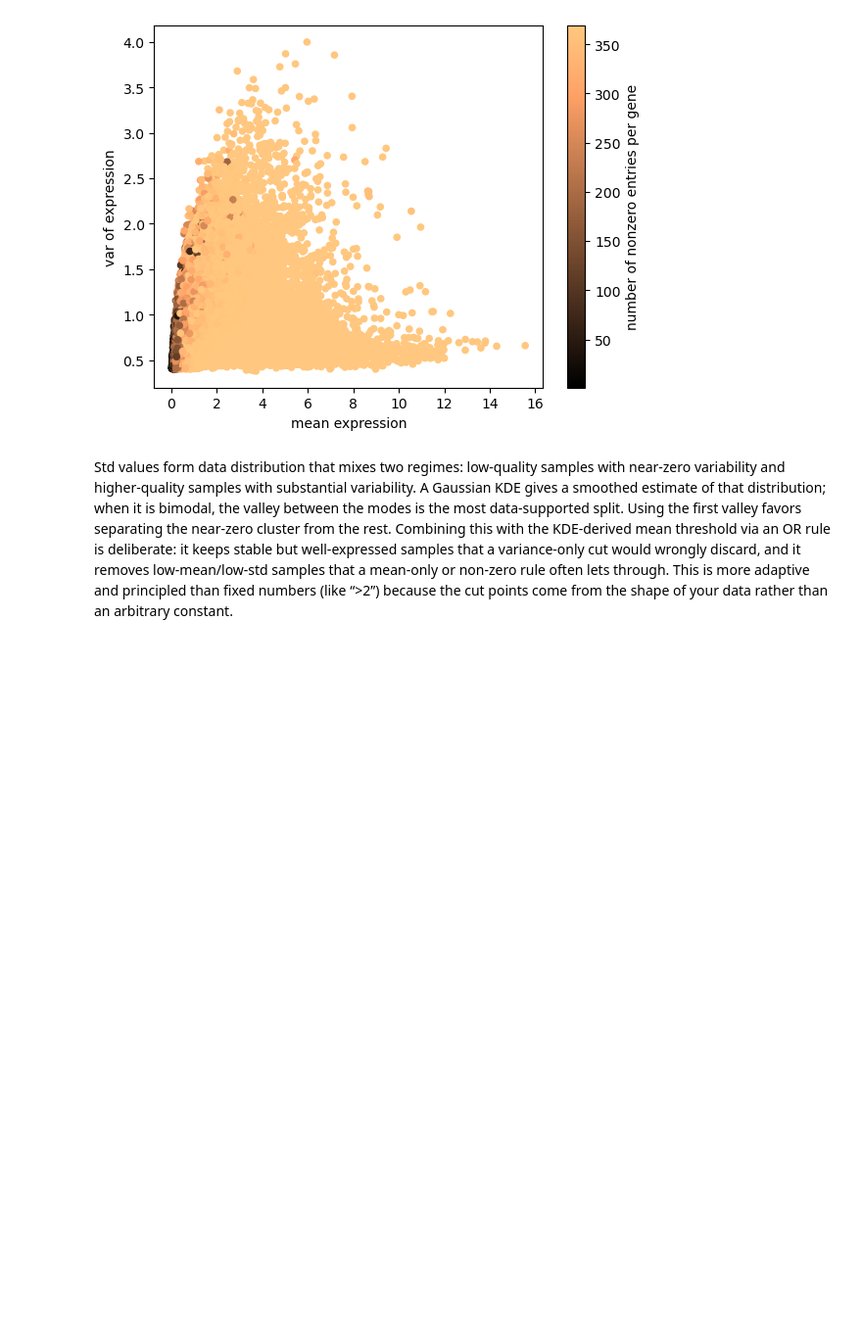
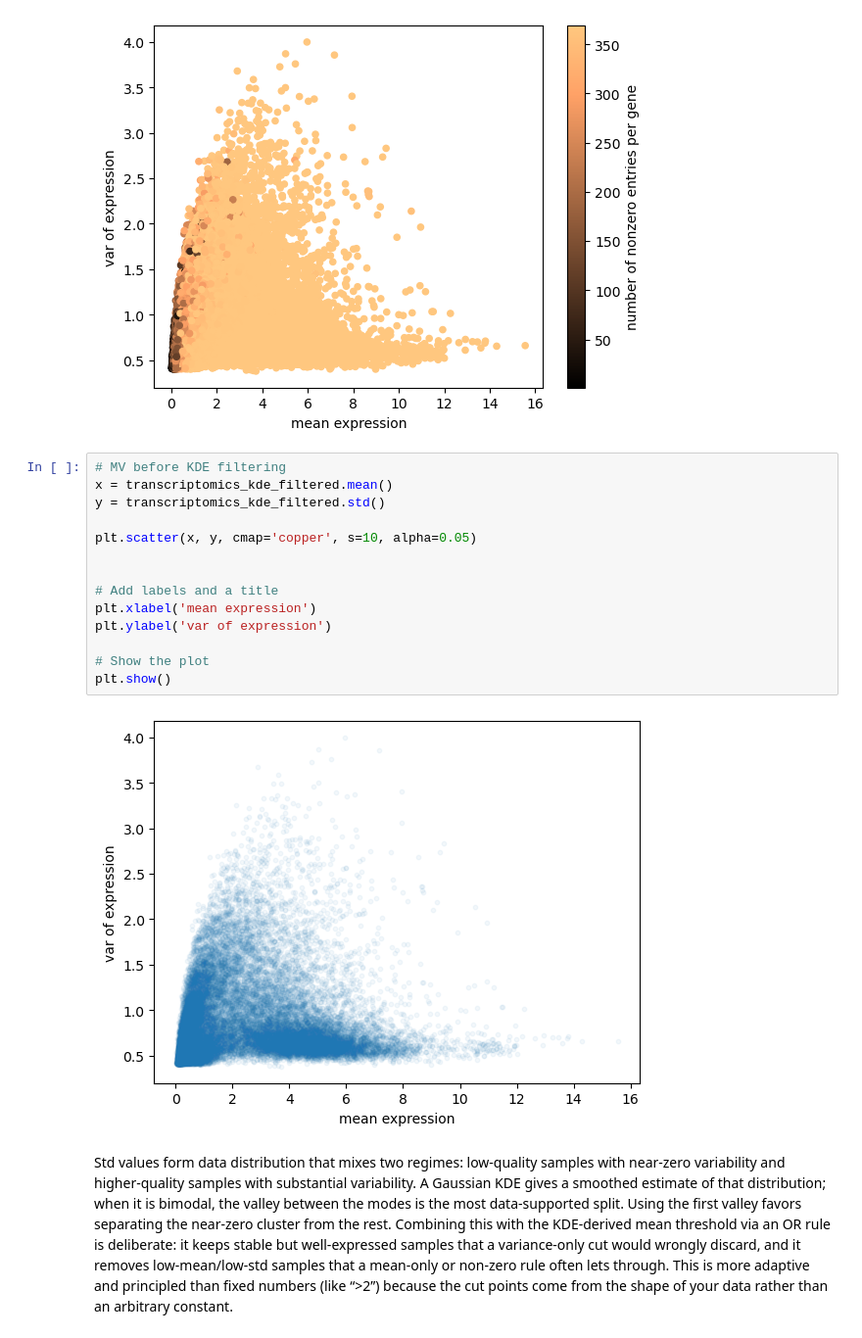
Before and after one commit to flaviocaroli/Cancer-Protein-RNA-research, a Jupyter notebook: 01. pre-processing/02. filtering_matched.ipynb, the cells around one changed output. Shown at 98% size. Cells and saved outputs as stored; diff of their text form; blank space fills up the shorter version.

```diff
--- a/01. pre-processing/02. filtering_matched.ipynb
+++ b/01. pre-processing/02. filtering_matched.ipynb
@@ -624,6 +435,22 @@ plt.ylabel('var of expression')
 plt.show()
 # %% [output]
 [figure]
+# %%
+# MV before KDE filtering
+x = transcriptomics_kde_filtered.mean()
+y = transcriptomics_kde_filtered.std()
+
+plt.scatter(x, y, cmap='copper', s=10, alpha=0.05)
+
+
+# Add labels and a title
+plt.xlabel('mean expression')
+plt.ylabel('var of expression')
+
+# Show the plot
+plt.show()
+# %% [output]
+[figure, added]
 # %% [markdown]
 Std values form data distribution that mixes two regimes: low-quality samples with near-zero variability and higher-quality samples with substantial variability. A Gaussian KDE gives a smoothed estimate of that distribution; when it is bimodal, the valley between the modes is the most data-supported split. Using the first valley favors separating the near-zero cluster from the rest. Combining this with the KDE-derived mean threshold via an OR rule is deliberate: it keeps stable but well-expressed samples that a variance-only cut would wrongly discard, and it removes low-mean/low-std samples that a mean-only or non-zero rule often lets through. This is more adaptive and principled than fixed numbers (like “>2”) because the cut points come from the shape of your data rather than an arbitrary constant.
 # %%
```
Also changed, not shown: parts of 30 cells of this notebook, 1 other file.
